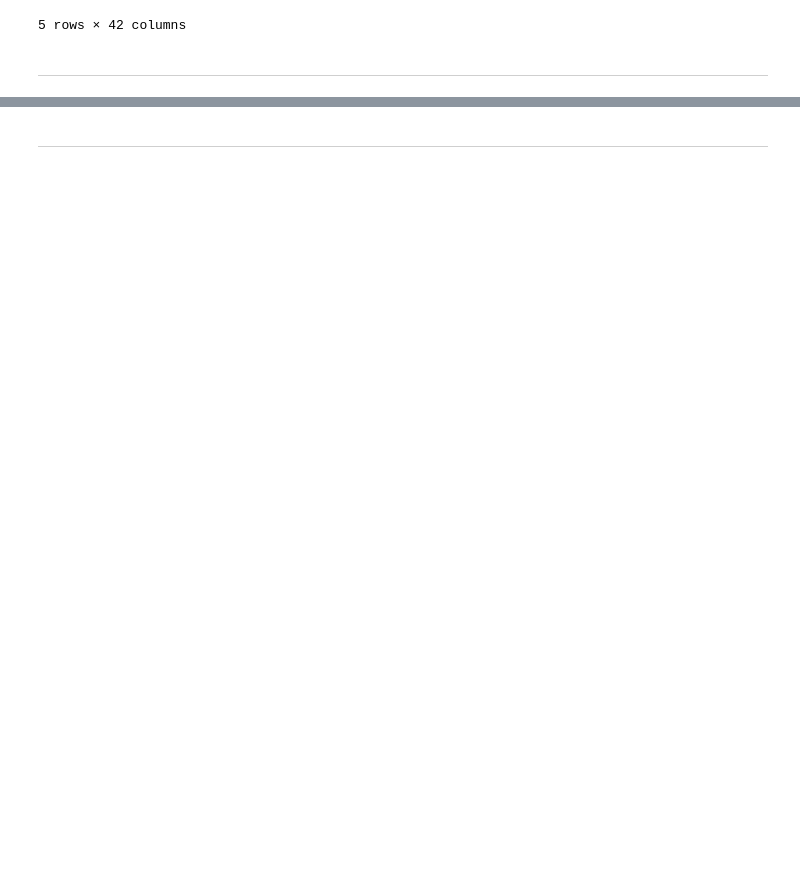
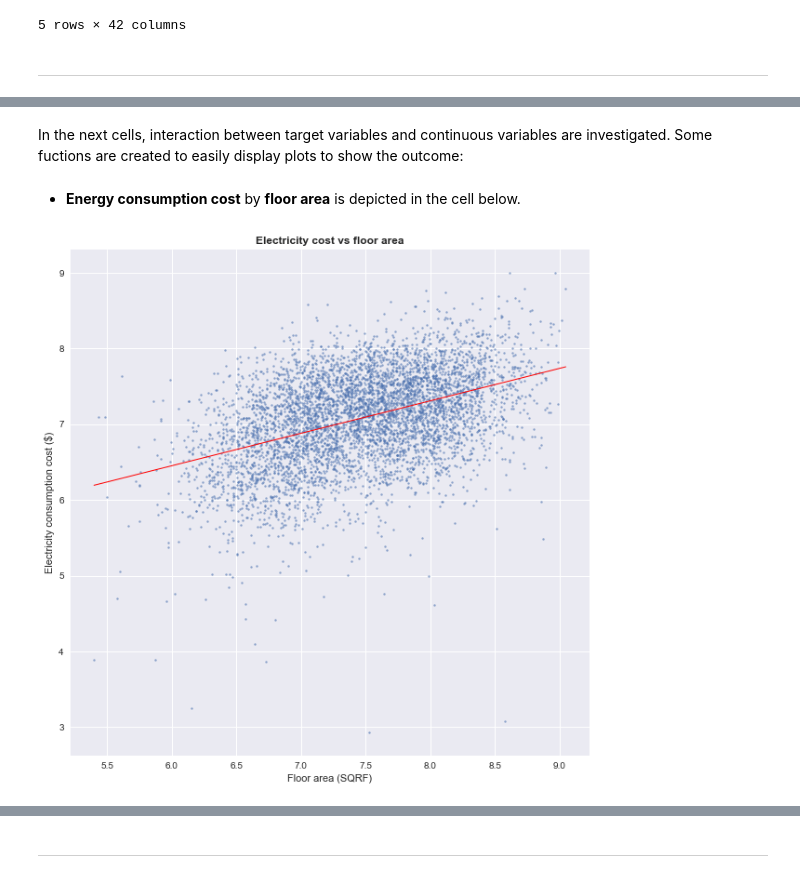
Before and after one commit to jvrnuno/Capstone-2, a Jupyter notebook: notebooks/2_JNT_exploratory_data_analysis.ipynb, the cells around one changed output, grey strips where cells are left out. Cells and saved outputs as stored; diff of their text form; code cells hidden in the pictures; blank space fills up the shorter version.

```diff
--- a/notebooks/2_JNT_exploratory_data_analysis.ipynb
+++ b/notebooks/2_JNT_exploratory_data_analysis.ipynb
@@ -173,0 +123,40 @@ prct_diff_HDD
+# %% [markdown]
+In the next cells, interaction between target variables and continuous variables are investigated. Some fuctions are created to easily display plots to show the outcome:
+# %%
+# Create functions to create fit line for regression analysis
+
+def fit_line_lin(var1, var2):
+    '''Creates plot object of linear fit line between two variables'''
+    fit_line = np.polyfit(var1, var2, 1)
+    return plt.plot(var1, fit_line[0] * var1 + fit_line[1], color='red', linewidth=1)
+
+def fit_line_quad(var1, var2):
+    '''Creates plot object of quadratic fit line between two variables'''
+    fit_line = np.polyfit(var1, var2, 2)
+    return plt.plot(var1, fit_line[0] * var1**2 + fit_line[1] * var1 + fit_line[2], color='green', linewidth=1)
+
+def fit_line_cub(var1, var2):
+    '''Creates plot object of cubic fit line between two variables'''
+    fit_line = np.polyfit(var1, var2, 3)
+    return plt.plot(var1, fit_line[0] * var1**3 + fit_line[1] * var1**2 + fit_line[2] * var1 + fit_line[3], color='blue', linewidth=1)
+# %% [markdown]
+- **Energy consumption cost** by **floor area** is depicted in the cell below.
+# %%
+# Sort values by floor area
+df_bySQF = df.sort_values(by='TOTSQFT_EN_log')
+
+# Create the figure
+fig = plt.figure(figsize=(10,10), dpi=72)
+
+# Plot electricity consumption vs floor area
+plt.scatter(x=df_bySQF['TOTSQFT_EN_log'], y=df_bySQF['DOLLAREL_log'], alpha=0.6, s=15, marker='.')
+plt.xlabel('Floor area (SQRF)')
+plt.ylabel('Electricity consumption cost ($)')
+plt.title('Electricity cost vs floor area', weight='bold').set_fontsize('12')
+
+# Plot regression line
+fit_line_lin(df_bySQF['TOTSQFT_EN_log'], df_bySQF['DOLLAREL_log'])
+
+plt.show()
+# %% [output]
+[figure, added]
```
Also changed, not shown: parts of 29 cells of this notebook, 1 other file.
